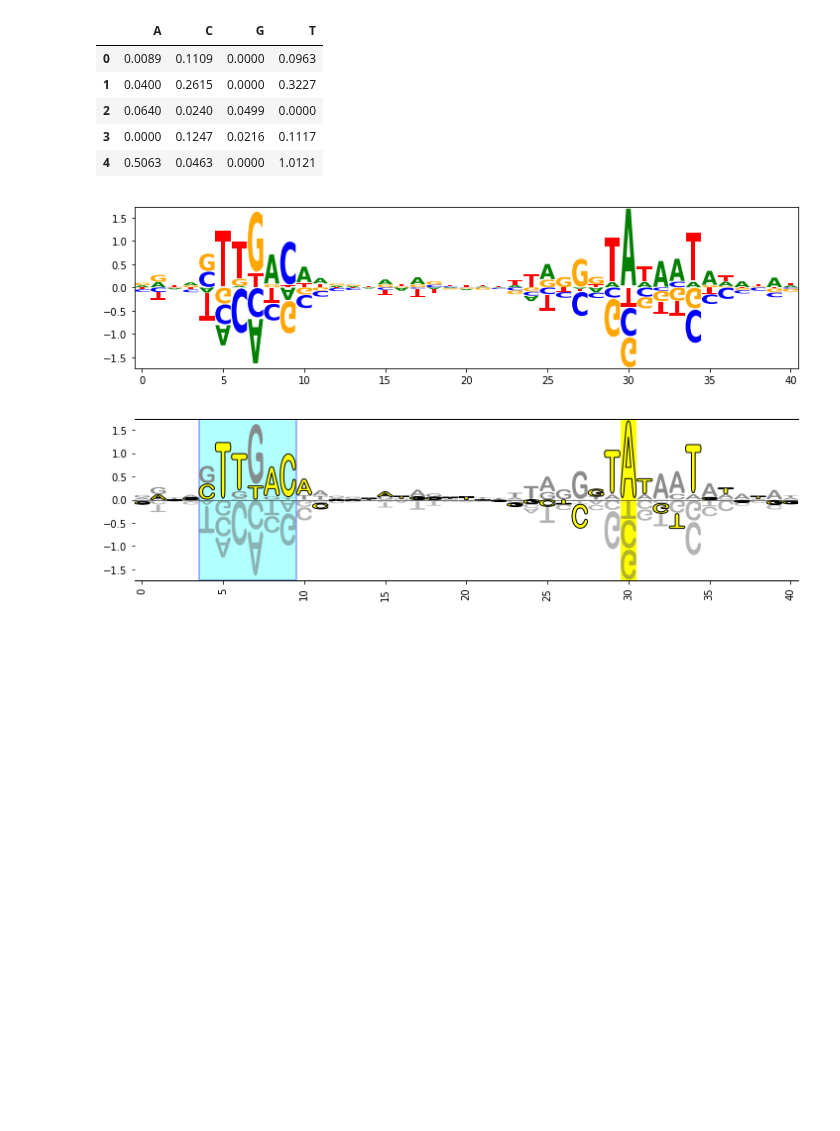
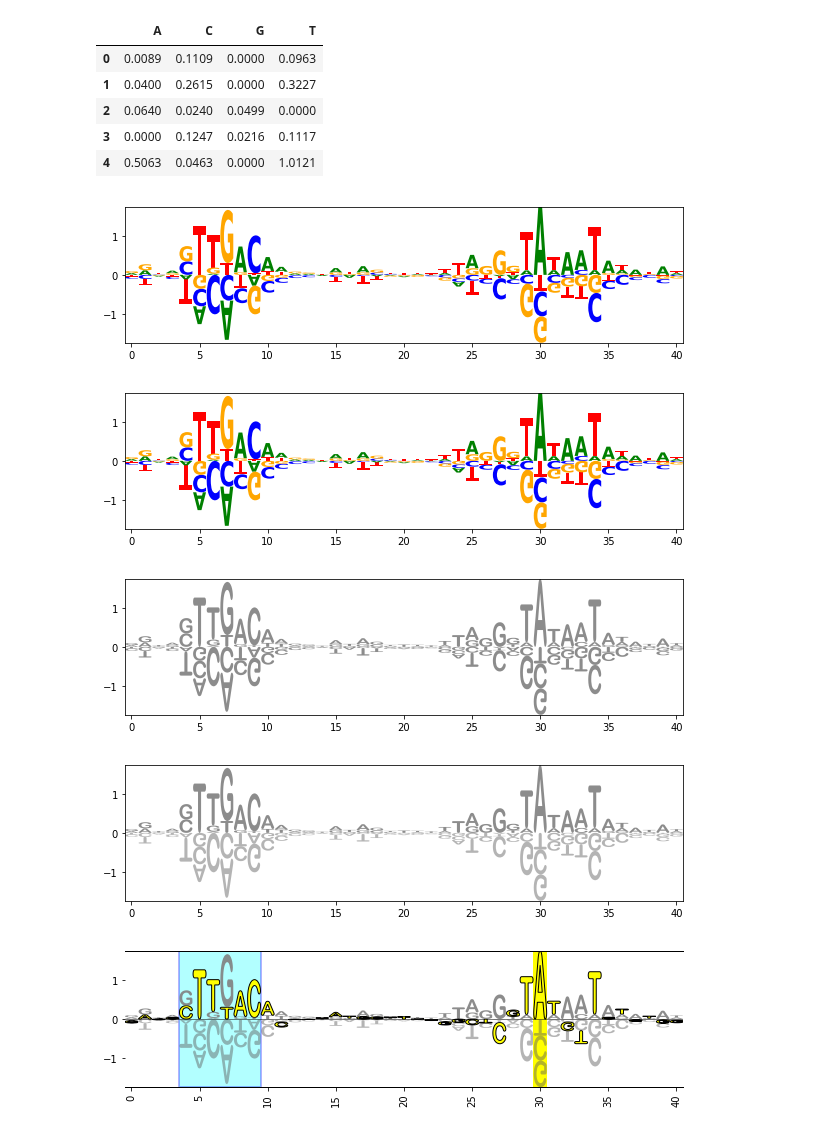
Before and after one commit to jbkinney/logomaker, a Jupyter notebook: jupyter_notebooks/19.03.12_validate.ipynb, the cells around one changed output. Drawn from its saved outputs; the diff is of its cells as text; code cells hidden in the pictures; blank space fills up the shorter version.

```diff
--- a/jupyter_notebooks/19.03.12_validate.ipynb
+++ b/jupyter_notebooks/19.03.12_validate.ipynb
@@ -34,14 +34,14 @@ df.head()
 | 3 | 0.0000 | 0.1247 | 0.0216 | 0.1117 |
 | 4 | 0.5063 | 0.0463 | 0.0000 | 1.0121 |
 # %%
-fig, ax = plt.subplots(figsize=[12,3])
+#fig, ax = plt.subplots(figsize=[12,3])
 
 # Create a Logo
 logo = logomaker.Logo(df, center=True, negate=True)
 # %% [output]
-[figure, old version]
+[figure, new version]
 # %%
-fig, ax = plt.subplots(figsize=[12,3])
+#fig, ax = plt.subplots(figsize=[12,3])
 
 # Create a BaseLogo
 logo = logomaker.Logo(df=df,
@@ -55,31 +55,35 @@ logo.style_glyphs(alpha=.9,
 
 # Add below effects
 logo.style_glyphs_below(shade=.3, fade=.5)
 
 # Modify a single glyph
 logo.style_single_glyph(p=30, c='A', color='dodgerblue')
 
 # Highlight wt sequence
 wt_seq = 'CAGGCTTTACACTTTATGCTTCCGGCTCGTATGTTGTGTGG'
+#wt_seq1 = 'CCGG'
 logo.style_glyphs_in_sequence(wt_seq,
                               edgewidth=1.0,
                               alpha=1.0,
                               color='yellow')
 
 # Draw a baseline
 logo.draw_baseline(linewidth=.5)
 
 # Style xticks
 logo.style_xticks(spacing=5, anchor=25, rotation=90, fmt='%d')
 
 # Style spines
 logo.style_spines(visible=False)
 logo.style_spines(visible=True, spines=['top', 'bottom'], linewidth=1)
 
 # highlight position
 logo.highlight_position(30)
 
 # higlight positions
 logo.highlight_position_range(4,9, edgecolor='b', linewidth=2, color='cyan', alpha=.3)
 # %% [output]
-[figure, old version]
+[figure, new version]
+[figure, added]
+[figure, added]
+[figure, added]
```
Also changed, not shown: parts of 2 cells of this notebook, 6 other files.
